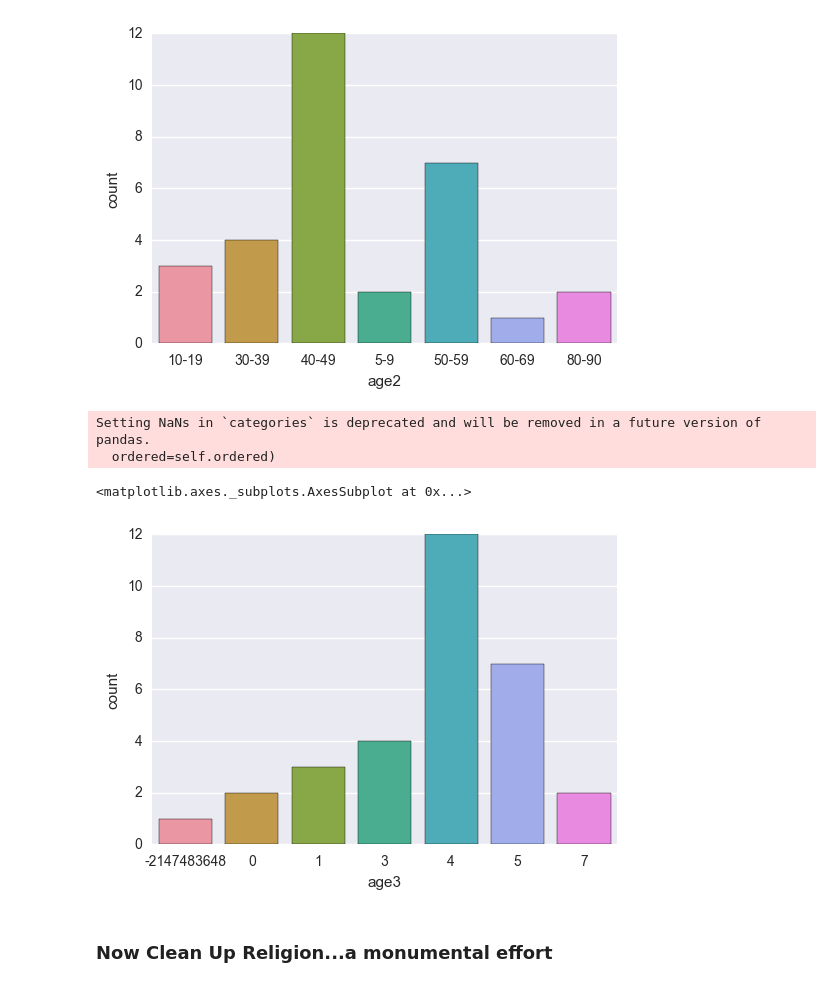
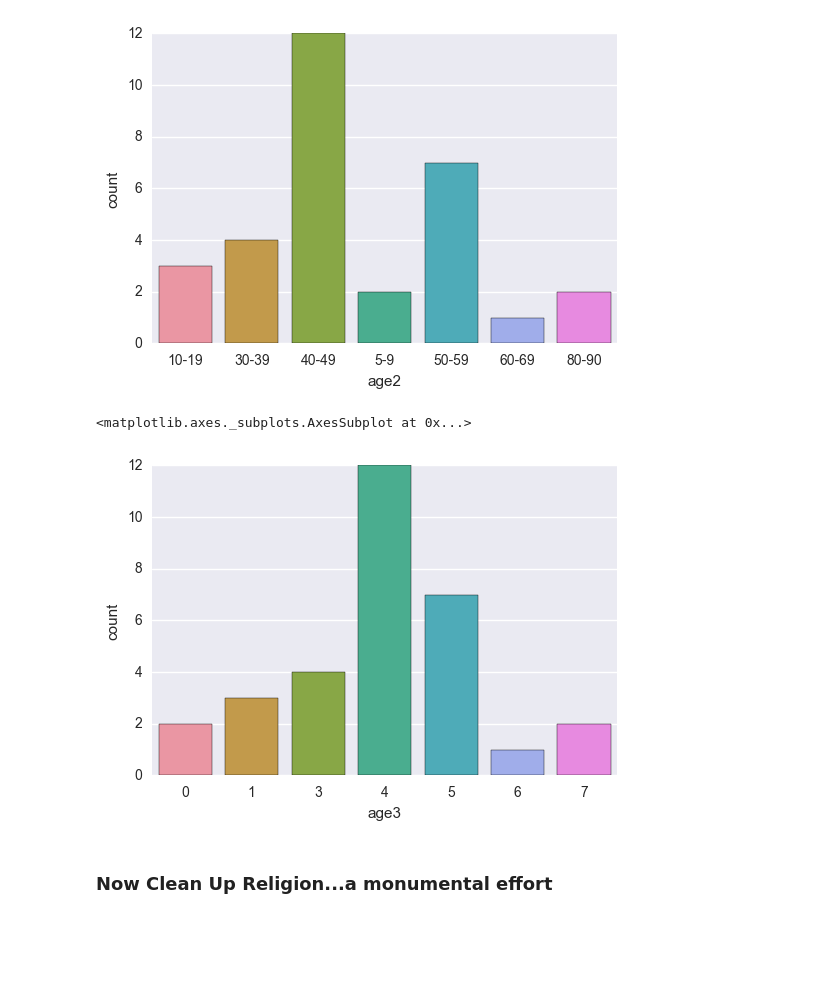
Before and after one commit to thongnbui/MIDS_241_project, a Jupyter notebook: code/Project_Ohm.ipynb, the cells around one changed output. Cells and saved outputs as stored; diff of their text form; code cells hidden in the pictures; blank space fills up the shorter version.

```diff
--- a/code/Project_Ohm.ipynb
+++ b/code/Project_Ohm.ipynb
@@ -40,14 +40,14 @@ Index(['ID', 'Group', 'Recruited_By', 'Location', 'Age_Group', 'Gender',
 d=d.drop(d.index[12])
 # %%
 # Creating Pandas Series for Outcomes of Interest
-d['HeartRate_C'] = d['After_color_BP_Pul']-d['B4_color_BP_Pul']
-d['HeartRate_M'] = d['After_Med_BP_PUL']-d['B4_Med_BP_PUL']
+d['HeartRate_C'] = d['B4_color_BP_Pul']-d['After_color_BP_Pul']
+d['HeartRate_M'] = d['B4_Med_BP_PUL']-d['After_Med_BP_PUL']
 
-d['Sys_C'] = d['After_color_BP_Sys']-d['B4_color_BP_Sys']
-d['Sys_M'] = d['After_Med_BP_Sys']-d['B4_Med_BP_Sys']
+d['Sys_C'] = d['B4_color_BP_Sys']-d['After_color_BP_Sys']
+d['Sys_M'] = d['B4_Med_BP_Sys']-d['After_Med_BP_Sys']
 
-d['DIA_C'] = d['After_color_BP_DIA']-d['B4_color_BP_DIA']
-d['DIA_M'] = d['After_Med_BP_DIA']-d['B4_Med_BP_DIA']
+d['DIA_C'] = d['B4_color_BP_DIA']-d['After_color_BP_DIA']
+d['DIA_M'] = d['B4_Med_BP_DIA']-d['After_Med_BP_DIA']
 # %%
 d['HeartRate_C'].mean()
 # %% [output]
@@ -210,30 +248,28 @@ sns.countplot(x="age2", data=d)
 # %%
 # Mapping years to integers
 # Utilize a second map to create a third 'age' series as a set of integers
 def ageMap2(x):
     if x=='5-9':
         return 0
     if x=='10-19':
         return 1
     if x=='20-29':
         return 2
     if x=='30-39':
         return 3
     if x=='40-49':
         return 4
     if x=='50-59':
         return 5
-    if x=='60-70':
+    if x=='60-69':
         return 6
     if x=='80-90':
         return 7
 d['age3'] = d["age2"].map(ageMap2).astype(int)
 sns.countplot(x="age3", data=d)
 # %% [output]
-Setting NaNs in `categories` is deprecated and will be removed in a future version of pandas.
-  ordered=self.ordered)
+<matplotlib.axes._subplots.AxesSubplot at 0x...>
-<matplotlib.axes._subplots.AxesSubplot at 0x...>
-[figure, old version]
+[figure, new version]
 # %% [markdown]
 ### Now Clean Up Religion...a monumental effort
 # %%
```
Also changed, not shown: parts of 19 cells of this notebook.
